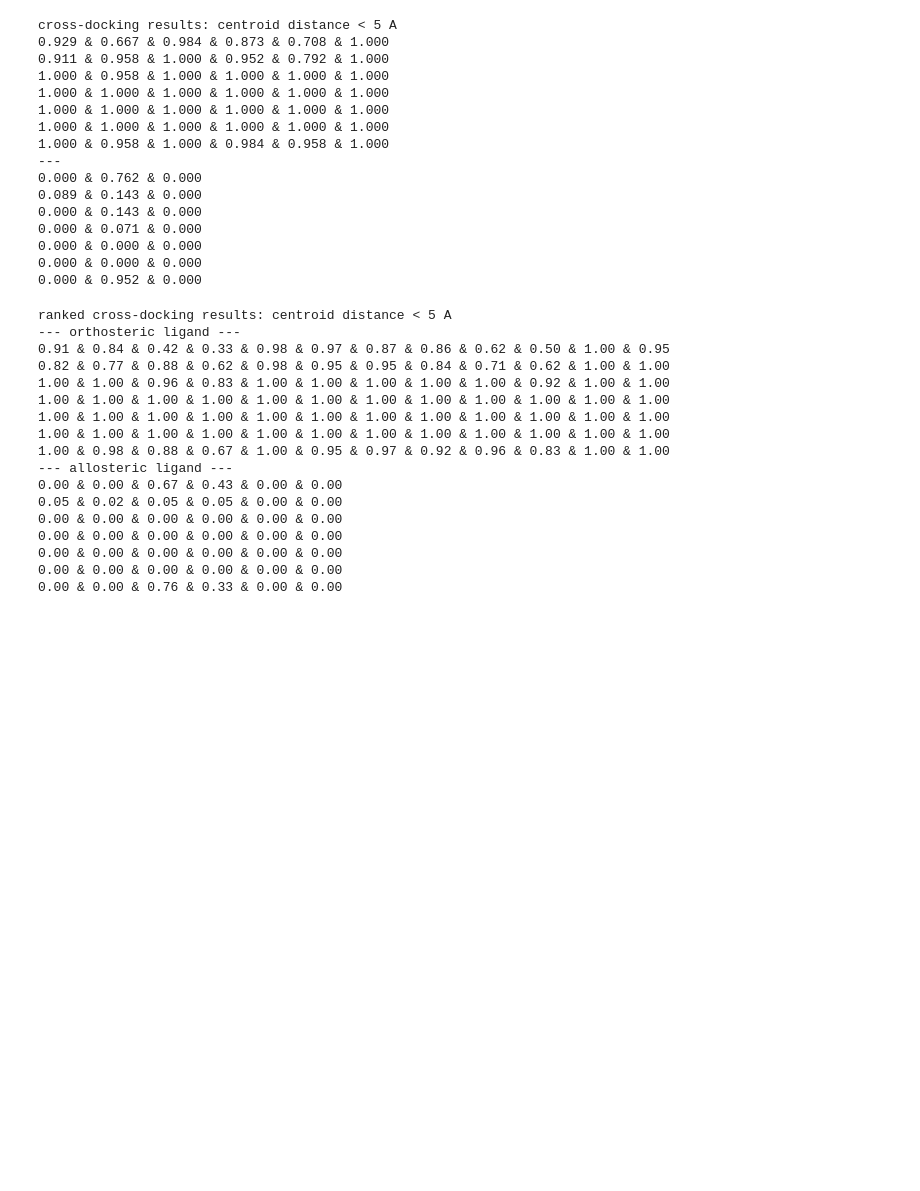
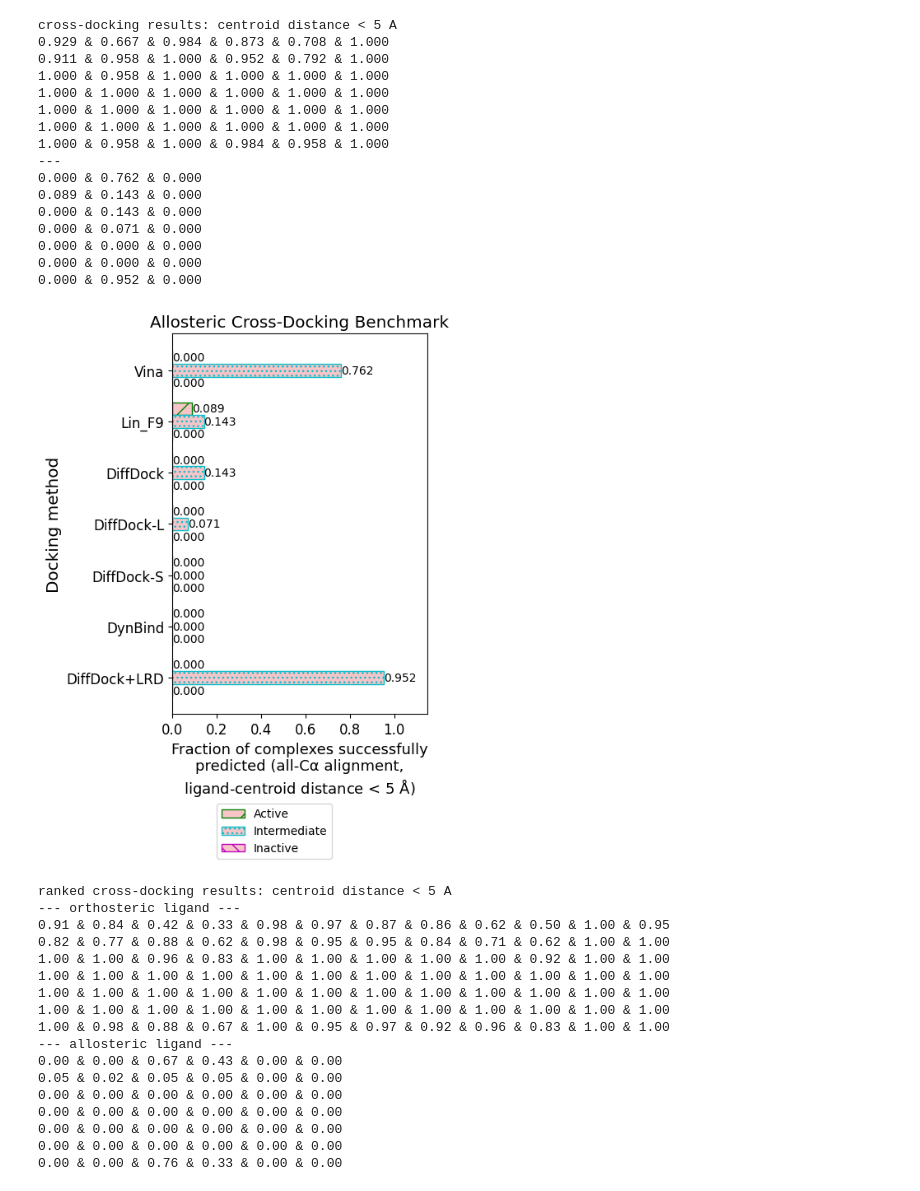
Before and after one commit to echen1214/Min_Dist_Matrix_Rep, a Jupyter notebook: tutorial/Tutorial2_self_cross_docking.ipynb, the cells around one changed output. Cells and saved outputs as stored; diff of their text form; code cells hidden in the pictures; blank space fills up the shorter version.

```diff
--- a/tutorial/Tutorial2_self_cross_docking.ipynb
+++ b/tutorial/Tutorial2_self_cross_docking.ipynb
@@ -299,7 +341,7 @@ allo_crd_2["confidence"] = dd_conf[allo_crd_1["ind"],].flatten()
 allo_crd_2_LRD = allo_crd_2.copy()
 # %%
 out_path = "docking_poses/vina/self_cross_dock/"
-crd_vina_1 = []
+crd_vina = []
 
 for _, row in allo_crd_1.iterrows():
     i = row.ind
@@ -323,18 +365,18 @@ for _, row in allo_crd_1.iterrows():
             row1["conf_rank"]=conf_rank+1
             row1["RMSD"]=min(tmp_rmsd)
             row1["cent_dist"]=min(tmp_cent_dist)
-            crd_vina_1.append(row1.to_dict())
+            crd_vina.append(row1.to_dict())
 
-crd_vina_1 = pd.DataFrame.from_records(crd_vina_1)
+crd_vina = pd.DataFrame.from_records(crd_vina)
 vina = pd.read_csv("docking_poses/vina/scores.1.csv")
 vina = vina.sort_values('pVina', ascending=False)\
          .groupby(["PDB_chain","LIG"])[vina.columns]\
          .apply(lambda group: group.assign(rank=group['pVina'].rank(method='dense', ascending=False).astype(int)))\
          .reset_index(drop=True)
-crd_vina_1 = crd_vina_1.merge(vina.rename(columns={"conf_id":"conf"})[["ind", "conf", "pVina", "conf_rank", "rank"]], on=["ind", "conf", "conf_rank"], how="left")
+crd_vina = crd_vina.merge(vina.rename(columns={"conf_id":"conf"})[["ind", "conf", "pVina", "conf_rank", "rank"]], on=["ind", "conf", "conf_rank"], how="left")
 # %%
 out_path = "docking_poses/lin_f9/self_cross_dock/"
-crd_linf9_1 = []
+crd_linf9 = []
 
 for _, row in allo_crd_1.iterrows():
     i = row.ind
@@ -358,12 +400,12 @@ for _, row in allo_crd_1.iterrows():
             row1["conf_rank"]=conf_rank+1
             row1["RMSD"]=min(tmp_rmsd)
             row1["cent_dist"]=min(tmp_cent_dist)
-            crd_linf9_1.append(row1.to_dict())
+            crd_linf9.append(row1.to_dict())
 
-crd_linf9_1 = pd.DataFrame.from_records(crd_linf9_1)
+crd_linf9 = pd.DataFrame.from_records(crd_linf9)
 linf9 = pd.read_csv("docking_poses/lin_f9/scores.1.csv")
 linf9 = linf9.sort_values('pLin_F9', ascending=False)\
          .groupby(["PDB_chain","LIG"])[linf9.columns]\
          .apply(lambda group: group.assign(rank=group['pLin_F9'].rank(method='dense', ascending=False).astype(int)))\
          .reset_index(drop=True)
-crd_linf9_1 = crd_linf9_1.merge(linf9.rename(columns={"conf_id":"conf"})[["ind", "conf", "pLin_F9", "conf_rank", "rank"]], on=["ind", "conf", "conf_rank"], how="left")
+crd_linf9 = crd_linf9.merge(linf9.rename(columns={"conf_id":"conf"})[["ind", "conf", "pLin_F9", "conf_rank", "rank"]], on=["ind", "conf", "conf_rank"], how="left")
@@ -584,7 +486,7 @@ print("cross-docking results: centroid distance < 5 A")
 
 metric = "all_cent_dist_lt5"
 binding_modes = [(1,0), (2,0)]
-for crd in [vina_crd_results_1[metric], linf9_crd_results_1[metric], \
+for crd in [vina_crd_results[metric], linf9_crd_results[metric], \
             dd_crd_results[metric], \
             ddL_crd_results[metric], ddS_crd_results[metric], \
             dyn_crd_results[metric],\
@@ -592,7 +494,7 @@ for crd in [vina_crd_results_1[metric], linf9_crd_results_1[metric], \
     print(" & ".join([f"{float(crd[i][j]):0.3f}" for i in binding_modes for j in [1,3,2]]))
 print('---')
 binding_mode = (1,1)
-for crd in [vina_crd_results_1[metric], linf9_crd_results_1[metric], \
+for crd in [vina_crd_results[metric], linf9_crd_results[metric], \
             dd_crd_results[metric], \
             ddL_crd_results[metric], ddS_crd_results[metric], \
             dyn_crd_results[metric],\
@@ -615,6 +517,46 @@ cross-docking results: centroid distance < 5 A
 0.000 & 0.000 & 0.000
 0.000 & 0.000 & 0.000
 0.000 & 0.952 & 0.000
+# %%
+colors = ['#f7c4c8', '#f7c4c8', '#f7c4c8']
+outlines = ['green', '#09BFC9', 'm']
+hatches = ['/', '...', '\\\\']
+labels = ["Active", "Intermediate", "Inactive"]
+# Plot the bar chart
+fig, ax = plt.subplots(figsize=(4, 6))
+height = 0.25
+average_values = []
+binding_mode = (1,1)
+for crd in [vina_crd_results[metric], linf9_crd_results[metric], \
+            dd_crd_results[metric], \
+            ddL_crd_results[metric], ddS_crd_results[metric], \
+            dyn_crd_results[metric],\
+            ddLRD_crd_results[metric] ]:
+    average_values.append([float(crd[binding_mode][j]) for j in [1,3,2]])
+average_values = list(zip(*average_values))
+
+# Transpose the list to group by binding modes
+for i, (values, color, outline, hatch, lab) in enumerate(zip(average_values, colors, outlines, hatches, labels)):
+    bars = ax.barh([x + (i-1) * height for x in range(len(values))], values, height=height,
+                   color=color, edgecolor=outline, hatch=hatch, label=lab)
+    for bar in bars:
+        bar.set_hatch(hatch)
+        bar.set_edgecolor(outline)
+        ax.text(bar.get_width(), bar.get_y() + bar.get_height() / 2, f'{bar.get_width():.3f}', va='center', ha='left')
+
+ax.invert_yaxis()
+ax.set_ylabel('Docking method')
+ax.set_xlabel('Fraction of complexes successfully\npredicted (all-Cα alignment,\nligand-centroid distance < 5 $\mathrm{\AA}$)', fontsize=13)
+ax.set_title('Allosteric Cross-Docking Benchmark')
+ax.legend(bbox_to_anchor=(0.4, -0.22), loc='upper center', ncol=1, fontsize='medium')
+ax.set_xlim(0,1.15)
+docking_methods = ['Vina', 'Lin_F9', 'DiffDock', 'DiffDock-L', 'DiffDock-S', 'DynBind', 'DiffDock+LRD']
+ax.set_yticks(range(len(docking_methods)))
+ax.set_yticklabels(docking_methods)
+# plt.show()
+plt.savefig("/Users/eac709/Desktop/CDK2-Manuscript/figures/cross_docking_benchmark.png", dpi=600, bbox_inches='tight')
+# %% [output]
+[figure, added]
 # %%
 print("ranked cross-docking results: centroid distance < 5 A")
 
```
Also changed, not shown: parts of 15 cells of this notebook.
